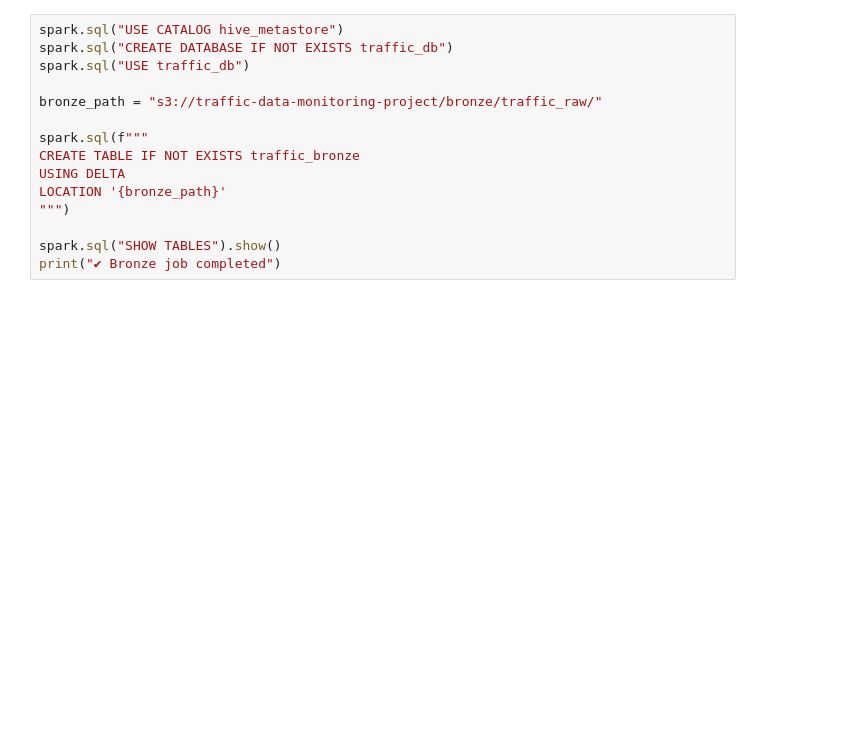
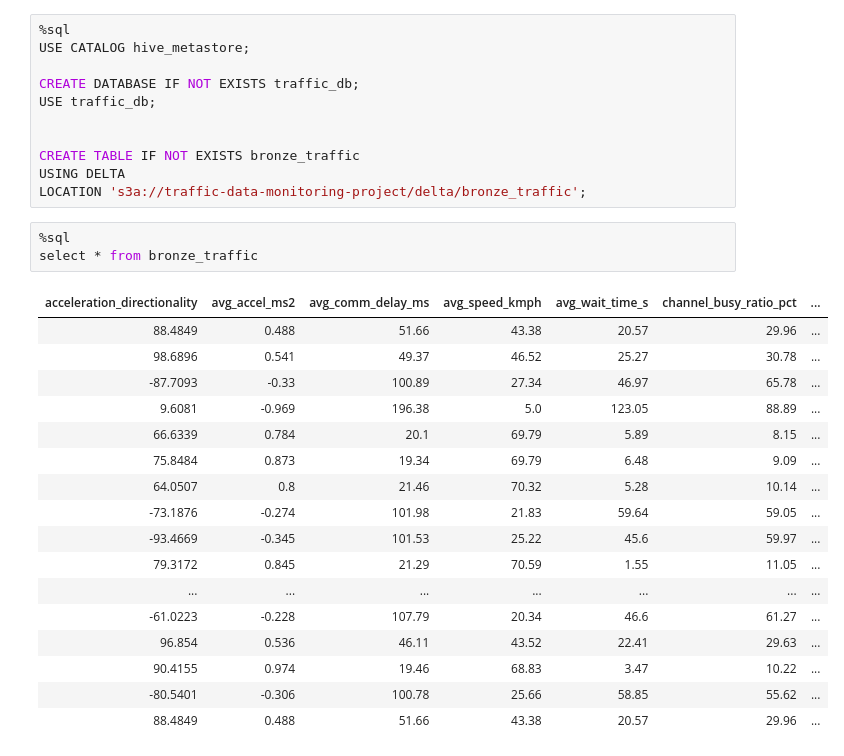
Before and after one commit to bijaykumarshiv/Real-Time_Traffic_Data_Monitoring_Pipeline-Persistent, a Jupyter notebook: bronze.ipynb, the cells around one changed output. Drawn from its saved outputs; the diff is of its cells as text; blank space fills up the shorter version.

```diff
--- a/bronze.ipynb
+++ b/bronze.ipynb
@@ -56,15 +26,32 @@ spark.sql
 # %%
-spark.sql("USE CATALOG hive_metastore")
-spark.sql("CREATE DATABASE IF NOT EXISTS traffic_db")
-spark.sql("USE traffic_db")
+%sql
+USE CATALOG hive_metastore;
 
-bronze_path = "s3://traffic-data-monitoring-project/bronze/traffic_raw/"
+CREATE DATABASE IF NOT EXISTS traffic_db;
+USE traffic_db;
 
-spark.sql(f"""
-CREATE TABLE IF NOT EXISTS traffic_bronze
+
+CREATE TABLE IF NOT EXISTS bronze_traffic
 USING DELTA
-LOCATION '{bronze_path}'
-""")
-
-spark.sql("SHOW TABLES").show()
-print("✔ Bronze job completed")
+LOCATION 's3a://traffic-data-monitoring-project/delta/bronze_traffic';
+# %%
+%sql
+select * from bronze_traffic
+# %% [output]
+| acceleration_directionality | avg_accel_ms2 | avg_comm_delay_ms | avg_speed_kmph | avg_wait_time_s | channel_busy_ratio_pct | ... |
+| 88.4849 | 0.488 | 51.66 | 43.38 | 20.57 | 29.96 | ... |
+| 98.6896 | 0.541 | 49.37 | 46.52 | 25.27 | 30.78 | ... |
+| -87.7093 | -0.33 | 100.89 | 27.34 | 46.97 | 65.78 | ... |
+| 9.6081 | -0.969 | 196.38 | 5.0 | 123.05 | 88.89 | ... |
+| 66.6339 | 0.784 | 20.1 | 69.79 | 5.89 | 8.15 | ... |
+| 75.8484 | 0.873 | 19.34 | 69.79 | 6.48 | 9.09 | ... |
+| 64.0507 | 0.8 | 21.46 | 70.32 | 5.28 | 10.14 | ... |
+| -73.1876 | -0.274 | 101.98 | 21.83 | 59.64 | 59.05 | ... |
+| -93.4669 | -0.345 | 101.53 | 25.22 | 45.6 | 59.97 | ... |
+| 79.3172 | 0.845 | 21.29 | 70.59 | 1.55 | 11.05 | ... |
+| ... | ... | ... | ... | ... | ... | ... |
+| -61.0223 | -0.228 | 107.79 | 20.34 | 46.6 | 61.27 | ... |
+| 96.854 | 0.536 | 46.11 | 43.52 | 22.41 | 29.63 | ... |
+| 90.4155 | 0.974 | 19.46 | 68.83 | 3.47 | 10.22 | ... |
+| -80.5401 | -0.306 | 100.78 | 25.66 | 58.85 | 55.62 | ... |
+| 88.4849 | 0.488 | 51.66 | 43.38 | 20.57 | 29.96 | ... |
```
Also changed, not shown: parts of 6 cells of this notebook, 2 other files.
